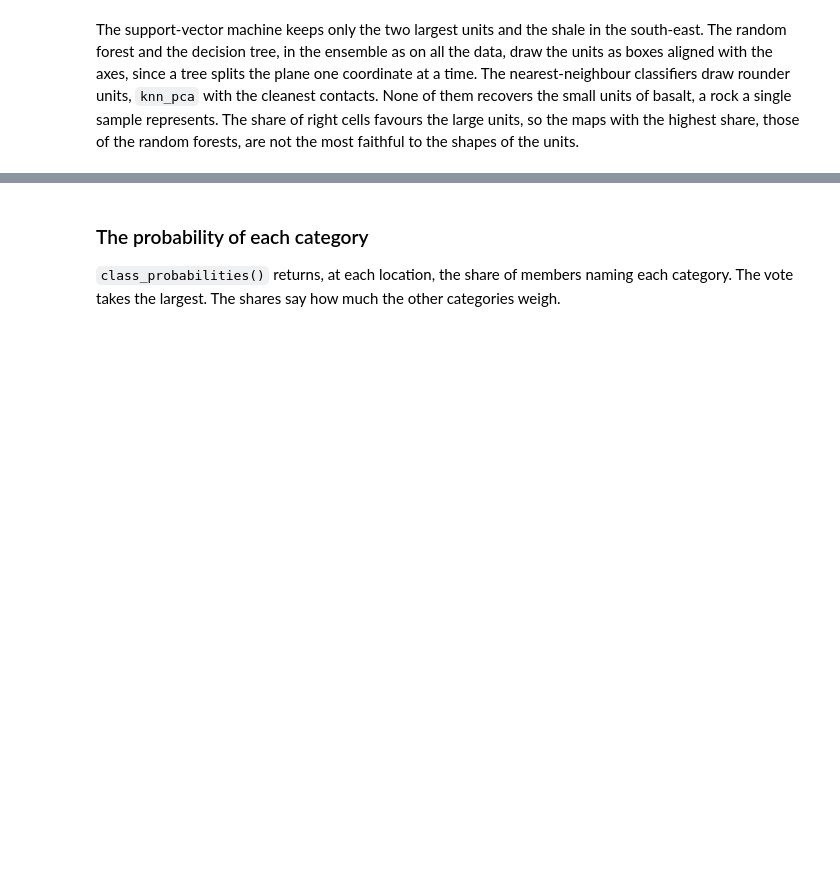
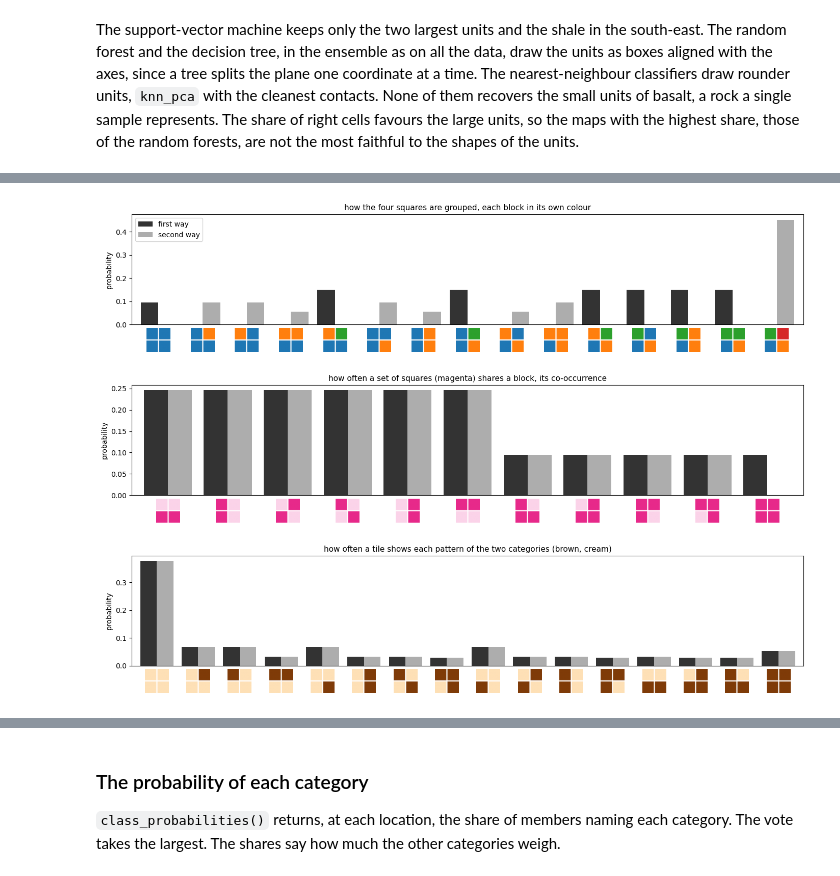
Before and after one commit to alges/spatialize-examples, a Jupyter notebook: examples/08_categorical/20_categories.ipynb, the cells around one changed output, grey strips where cells are left out. Drawn from its saved outputs; the diff is of its cells as text; code cells hidden in the pictures; blank space fills up the shorter version.

```diff
--- a/examples/08_categorical/20_categories.ipynb
+++ b/examples/08_categorical/20_categories.ipynb
@@ -283,0 +257,67 @@ disagreement among the members measures that freedom location by location.
+# %%
+from itertools import product
+
+def canonical(labels):
+    # a grouping of the four squares, labelled in order of first appearance
+    seen = {}
+    return tuple(seen.setdefault(b, len(seen)) for b in labels)
+
+def exact_law(law):
+    # the probability of each of the 15 groupings, in each way
+    options, weights = {"first way": ([[0, 0, 0, 0]] + [[0 if k in pair else k + 1 for k in range(4)] for pair in combinations(range(4), 2)],
+                                      None),
+                        "second way": ([[0 if k != out else 1 for k in range(4)] for out in range(4)]
+                                       + [[0, 0, 1, 1], [0, 1, 0, 1], [0, 1, 1, 0]] + [[0, 1, 2, 3]], None)}[law]
+    p = 0.3
+    mu4 = p ** 2 / (1 - p) + (1 - p) ** 2 / p
+    a, c, d, D = 1 + mu4 / 3, mu4 / 3, 3 + mu4, 7 + 2 * mu4
+    w = [1] + [a] * 6 if law == "first way" else [1] * 4 + [c] * 3 + [d]
+    return {canonical(o): wi / D for o, wi in zip(options, w)}, p
+
+every_grouping = sorted({canonical(l) for l in product(range(4), repeat=4)})
+subsets = [s for size in (2, 3, 4) for s in combinations(range(4), size)]
+patterns = list(product((0, 1), repeat=4))
+exact = {}
+for law in laws:
+    q, p = exact_law(law)
+    exact[law] = {
+        "grouping": [q.get(g, 0.0) for g in every_grouping],
+        "together": [sum(w for g, w in q.items() if len({g[k] for k in s}) == 1) for s in subsets],
+        "colours": [sum(w * np.prod([(p if pattern[[k for k in range(4) if g[k] == b][0]] else 1 - p)
+                                     if len({pattern[k] for k in range(4) if g[k] == b}) == 1 else 0.0
+                                     for b in set(g)]) for g, w in q.items()) for pattern in patterns]}
+
+from matplotlib.colors import to_rgb
+from matplotlib.offsetbox import AnnotationBbox, OffsetImage
+
+def icon(colours):
+    # a 2 x 2 tile as a small image, its four squares parted by white lines
+    image = np.ones((21, 21, 3))
+    for k, colour in enumerate(colours):
+        y, x = divmod(k, 2)
+        image[11 * (1 - y): 11 * (1 - y) + 10, 11 * x: 11 * x + 10] = to_rgb(colour)
+    return image
+
+tab = plt.cm.tab10.colors
+icons = {"grouping": [icon([tab[b] for b in g]) for g in every_grouping],
+         "together": [icon(["#e7298a" if k in s else "#fbd3e9" for k in range(4)]) for s in subsets],
+         "colours": [icon(["#7f3b08" if c else "#fee0b6" for c in pattern]) for pattern in patterns]}
+titles = {"grouping": "how the four squares are grouped, each block in its own colour",
+          "together": "how often a set of squares (magenta) shares a block, its co-occurrence",
+          "colours": "how often a tile shows each pattern of the two categories (brown, cream)"}
+fig, axes = plt.subplots(3, 1, figsize=(17, 11.5))
+for ax, key in zip(axes, ("grouping", "together", "colours")):
+    first, second = np.array(exact["first way"][key]), np.array(exact["second way"][key])
+    x = np.arange(len(first))
+    ax.bar(x - 0.2, first, 0.4, color="0.2", label="first way")
+    ax.bar(x + 0.2, second, 0.4, color="0.68", label="second way")
+    for k in x:
+        ax.add_artist(AnnotationBbox(OffsetImage(icons[key][k], zoom=1.6), (k, 0), xycoords=("data", "axes fraction"),
+                                     box_alignment=(0.5, 1.15), frameon=False))
+    ax.set_xticks([]); ax.set_xlim(-0.6, len(first) - 0.4); ax.set_ylabel("probability")
+    ax.set_title(titles[key], fontsize=11)
+axes[0].legend()
+fig.subplots_adjust(hspace=0.55)
+plt.show()
+# %% [output]
+[figure, added]
```
Also changed, not shown: parts of 7 cells of this notebook, 16 other files.
